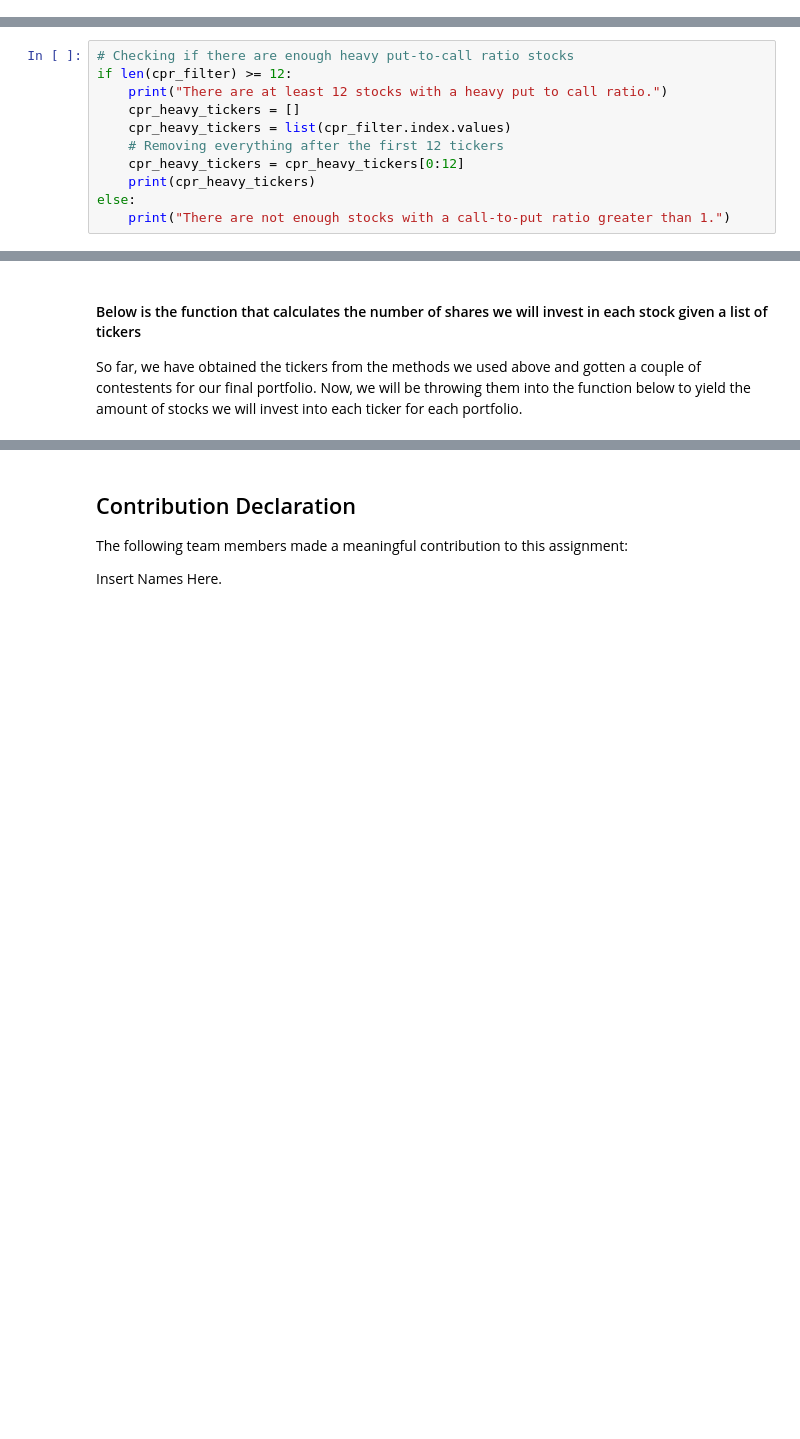
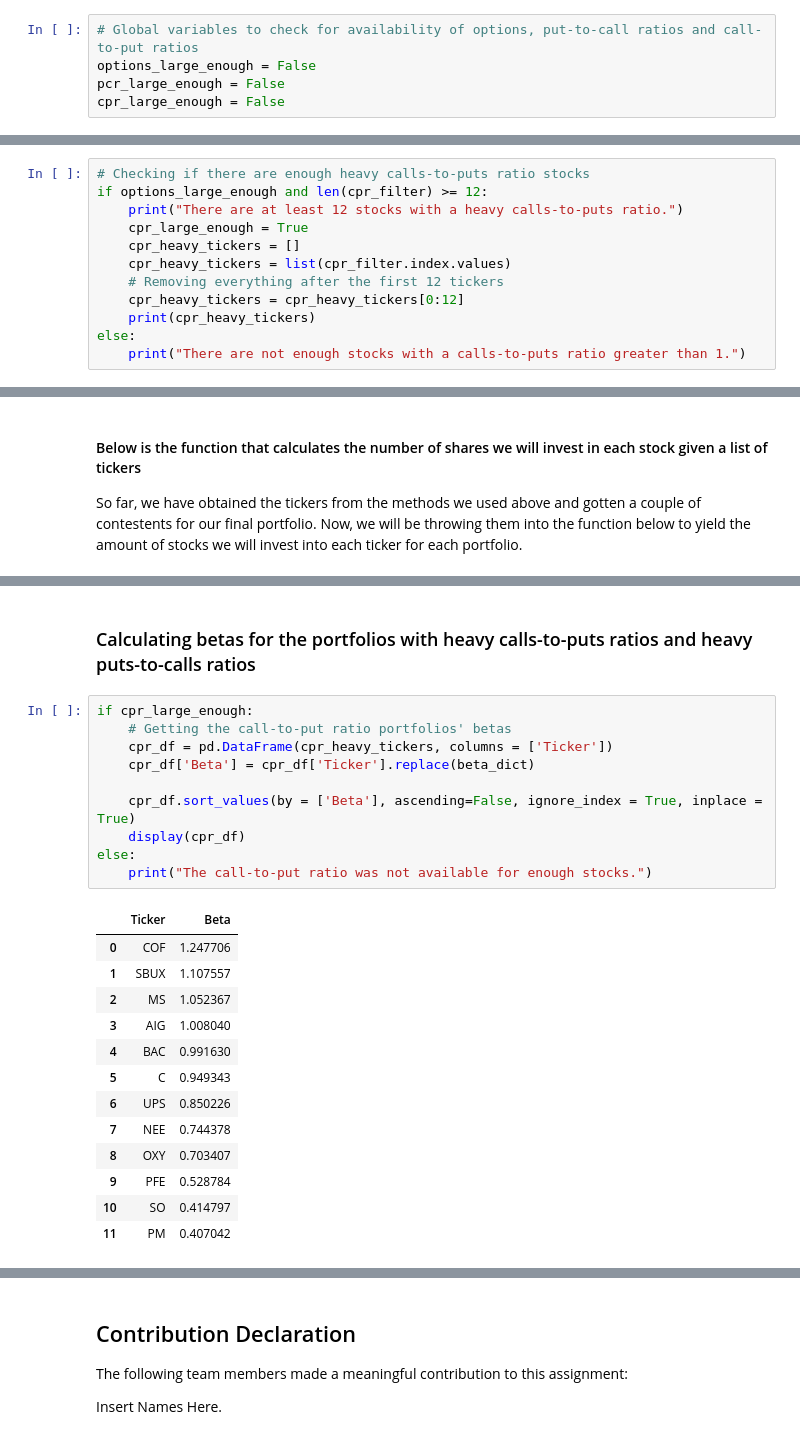
Before and after one commit to rehan-anjum/financial-portfolio-generator, a Jupyter notebook: Team_XX_Assignment.ipynb, the cells around one changed output, grey strips where cells are left out. Drawn from its saved outputs; the diff is of its cells as text; blank space fills up the shorter version.

```diff
--- a/Team_XX_Assignment.ipynb
+++ b/Team_XX_Assignment.ipynb
@@ -294,3 +239,8 @@ Another factor to look into is the options market. Although the options market d
+# %%
+# Global variables to check for availability of options, put-to-call ratios and call-to-put ratios
+options_large_enough = False
+pcr_large_enough = False
+cpr_large_enough = False
 # %%
 options_evaluation_raw = {}
 options_evaluation_raw['puts_sum'] = {}
@@ -392,14 +354,15 @@ cpr_filter.head()
 | PM | 60.0 | 275.0 | 0.218182 | 4.583333 |
 | SBUX | 182.0 | 778.0 | 0.233933 | 4.274725 |
 # %%
-# Checking if there are enough heavy put-to-call ratio stocks
-if len(cpr_filter) >= 12:
-    print("There are at least 12 stocks with a heavy put to call ratio.")
+# Checking if there are enough heavy calls-to-puts ratio stocks
+if options_large_enough and len(cpr_filter) >= 12:
+    print("There are at least 12 stocks with a heavy calls-to-puts ratio.")
+    cpr_large_enough = True
     cpr_heavy_tickers = []
     cpr_heavy_tickers = list(cpr_filter.index.values)
     # Removing everything after the first 12 tickers
     cpr_heavy_tickers = cpr_heavy_tickers[0:12]
     print(cpr_heavy_tickers)
 else:
-    print("There are not enough stocks with a call-to-put ratio greater than 1.")
+    print("There are not enough stocks with a calls-to-puts ratio greater than 1.")
 # %% [output]
@@ -436,0 +451,26 @@ def num_stocks (tickers_list):
+# %% [markdown]
+### Calculating betas for the portfolios with heavy calls-to-puts ratios and heavy puts-to-calls ratios
+# %%
+if cpr_large_enough:
+    # Getting the call-to-put ratio portfolios' betas
+    cpr_df = pd.DataFrame(cpr_heavy_tickers, columns = ['Ticker'])
+    cpr_df['Beta'] = cpr_df['Ticker'].replace(beta_dict)
+
+    cpr_df.sort_values(by = ['Beta'], ascending=False, ignore_index = True, inplace = True)
+    display(cpr_df)
+else:
+    print("The call-to-put ratio was not available for enough stocks.")
+# %% [output]
+|  | Ticker | Beta |
+| 0 | COF | 1.247706 |
+| 1 | SBUX | 1.107557 |
+| 2 | MS | 1.052367 |
+| 3 | AIG | 1.008040 |
+| 4 | BAC | 0.991630 |
+| 5 | C | 0.949343 |
+| 6 | UPS | 0.850226 |
+| 7 | NEE | 0.744378 |
+| 8 | OXY | 0.703407 |
+| 9 | PFE | 0.528784 |
+| 10 | SO | 0.414797 |
+| 11 | PM | 0.407042 |
```
Also changed, not shown: parts of 35 cells of this notebook.
